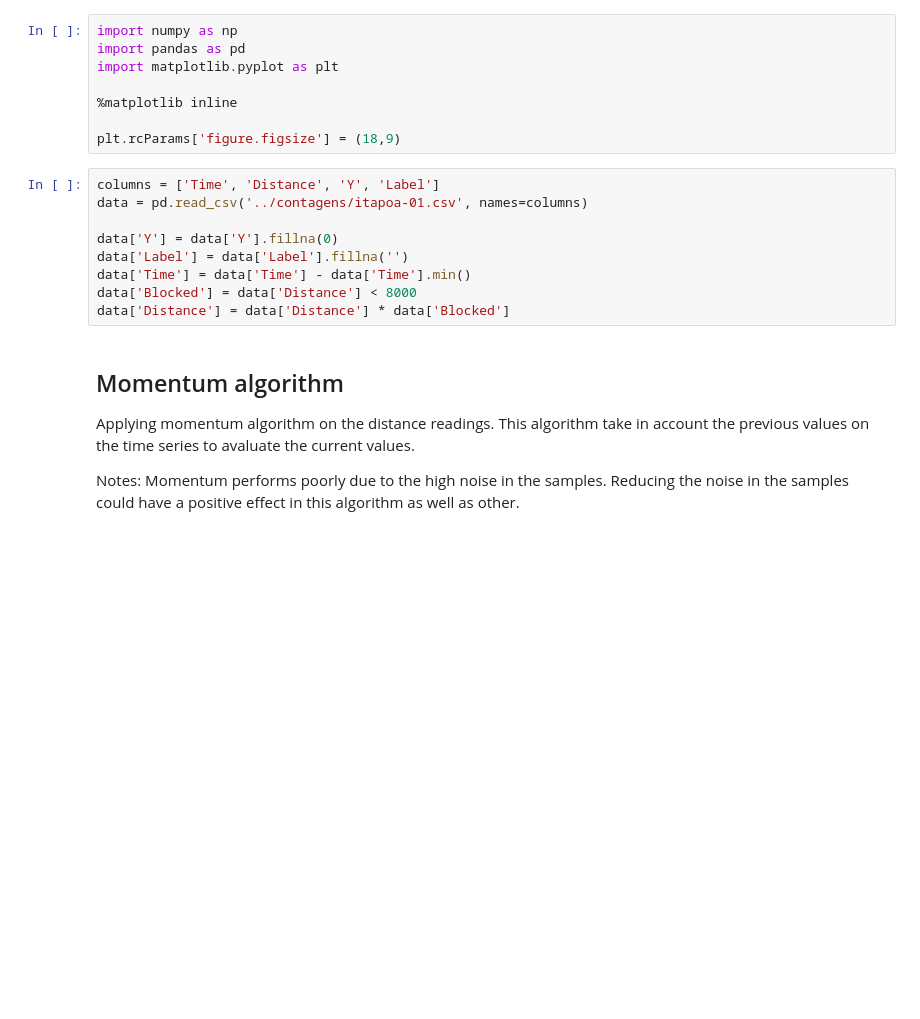
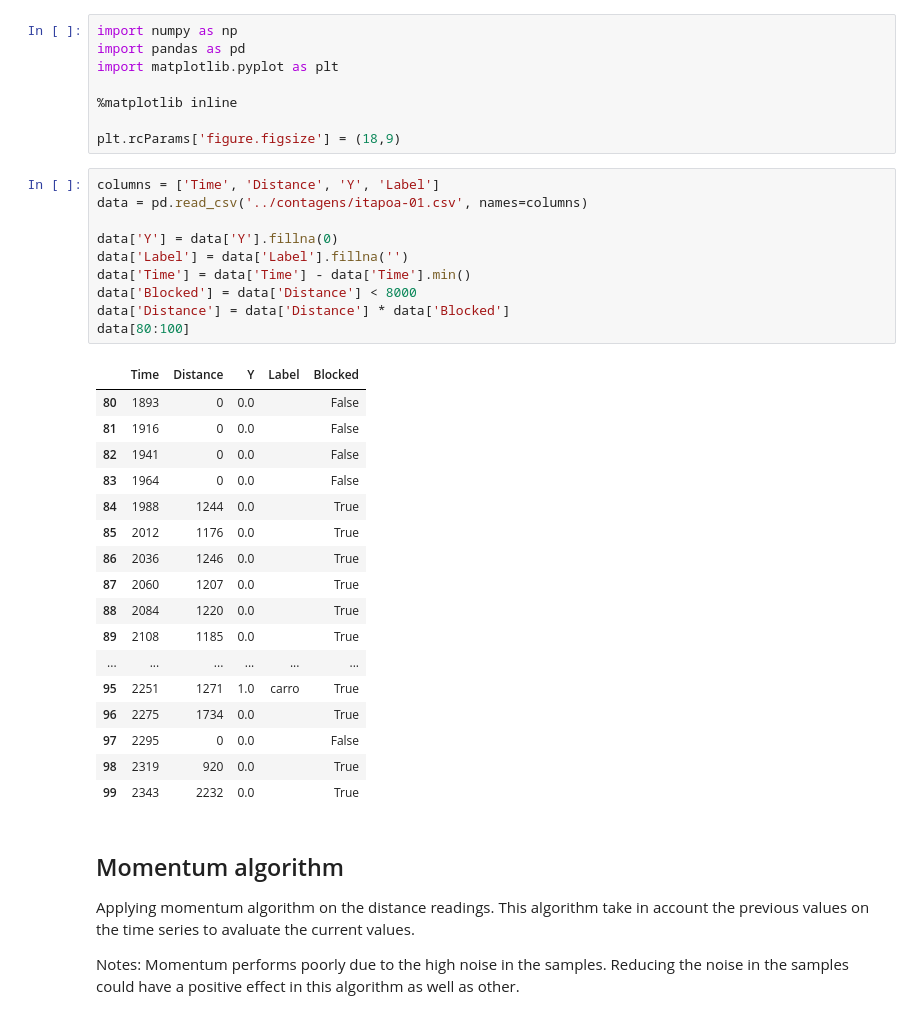
Before and after one commit to basask/traffic-data-analysis, a Jupyter notebook: notebooks/itapoa-momentum.ipynb, the cells around one changed output. Saved outputs shown, nothing was run; the diff lists cells and outputs as text; blank space fills up the shorter version.

```diff
--- a/notebooks/itapoa-momentum.ipynb
+++ b/notebooks/itapoa-momentum.ipynb
@@ -9,12 +9,31 @@ plt.rcParams['figure.figsize'] = (18,9)
 # %%
 columns = ['Time', 'Distance', 'Y', 'Label']
 data = pd.read_csv('../contagens/itapoa-01.csv', names=columns)
 
 data['Y'] = data['Y'].fillna(0)
 data['Label'] = data['Label'].fillna('')
 data['Time'] = data['Time'] - data['Time'].min()
 data['Blocked'] = data['Distance'] < 8000
 data['Distance'] = data['Distance'] * data['Blocked']
+data[80:100]
+# %% [output]
+|  | Time | Distance | Y | Label | Blocked |
+| 80 | 1893 | 0 | 0.0 |  | False |
+| 81 | 1916 | 0 | 0.0 |  | False |
+| 82 | 1941 | 0 | 0.0 |  | False |
+| 83 | 1964 | 0 | 0.0 |  | False |
+| 84 | 1988 | 1244 | 0.0 |  | True |
+| 85 | 2012 | 1176 | 0.0 |  | True |
+| 86 | 2036 | 1246 | 0.0 |  | True |
+| 87 | 2060 | 1207 | 0.0 |  | True |
+| 88 | 2084 | 1220 | 0.0 |  | True |
+| 89 | 2108 | 1185 | 0.0 |  | True |
+| ... | ... | ... | ... | ... | ... |
+| 95 | 2251 | 1271 | 1.0 | carro | True |
+| 96 | 2275 | 1734 | 0.0 |  | True |
+| 97 | 2295 | 0 | 0.0 |  | False |
+| 98 | 2319 | 920 | 0.0 |  | True |
+| 99 | 2343 | 2232 | 0.0 |  | True |
 # %% [markdown]
 ## Momentum algorithm
 
```
Also changed, not shown: parts of 4 cells of this notebook.
